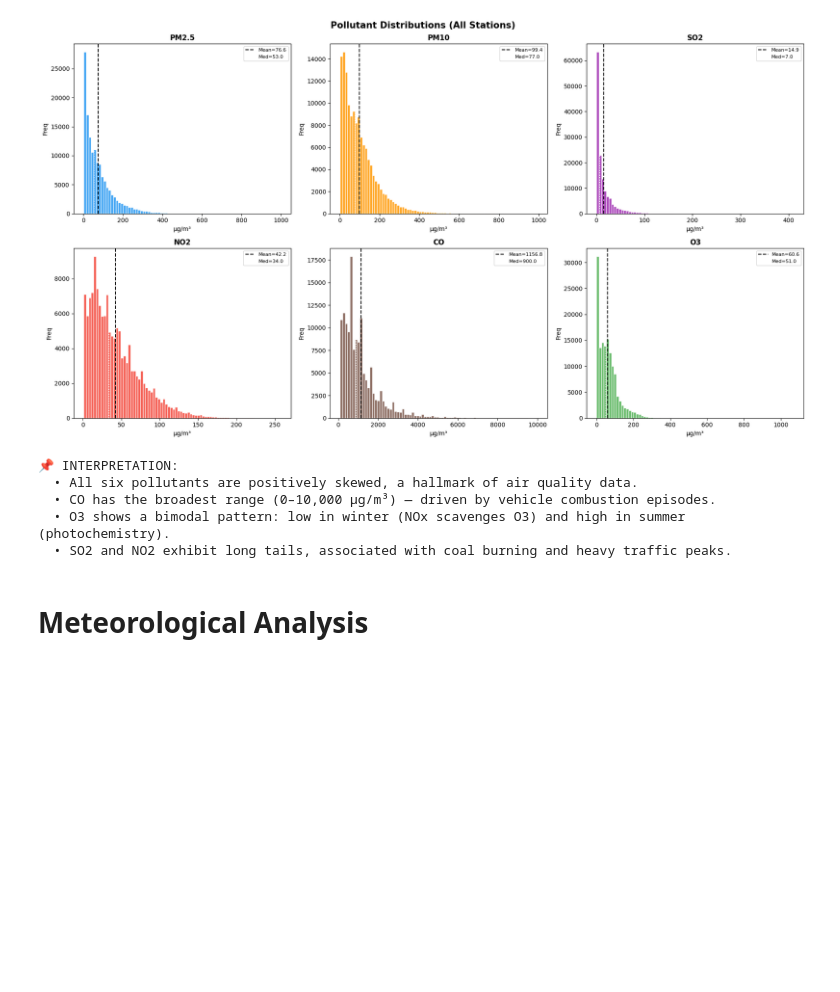
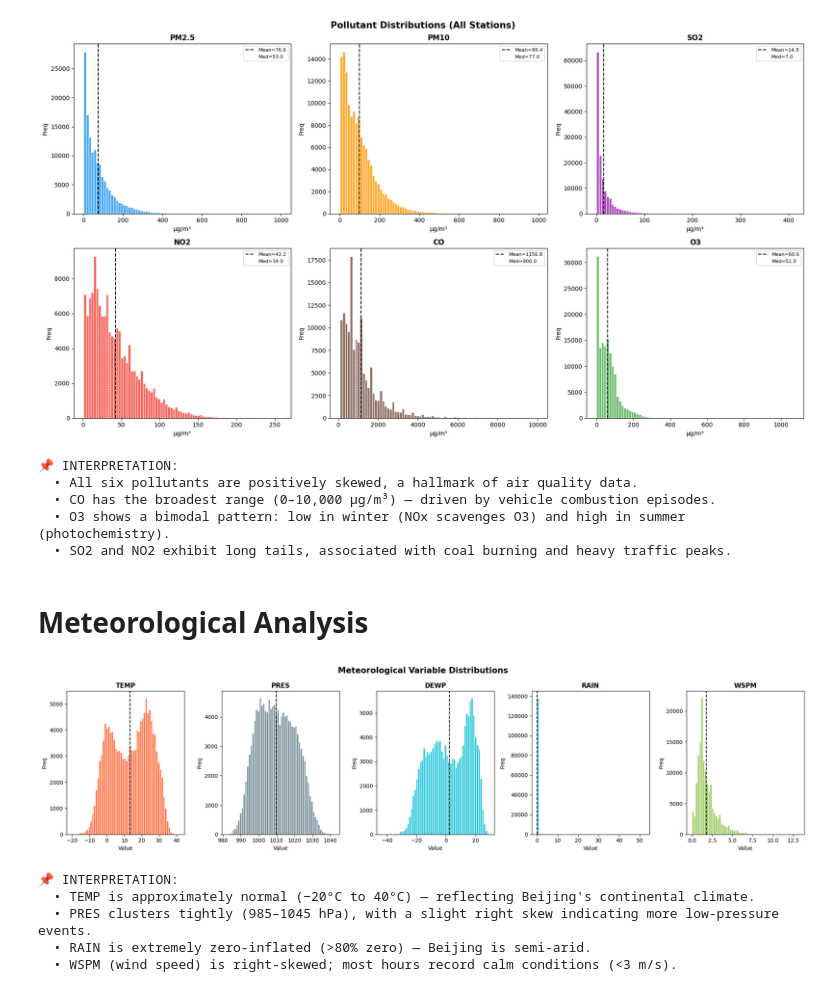
Before and after one commit to mairafaq08/assessment, a Jupyter notebook: Assesment_File.ipynb, the cells around one changed output. Cells and saved outputs as stored; diff of their text form; code cells hidden in the pictures; blank space fills up the shorter version.

```diff
--- a/Assesment_File.ipynb
+++ b/Assesment_File.ipynb
@@ -894,3 +896,34 @@ print("""
   • SO2 and NO2 exhibit long tails, associated with coal burning and heavy traffic peaks.
 # %% [markdown]
 # **Meteorological Analysis**
+# %%
+# ─── Meteorological Variables Distribution ────────────────────────
+MET_COLS = ["TEMP","PRES","DEWP","RAIN","WSPM"]
+MET_COLS = [c for c in MET_COLS if c in full_df.columns]
+met_colors = ["#FF5722","#607D8B","#00BCD4","#03A9F4","#8BC34A"]
+
+fig, axes = plt.subplots(1, 5, figsize=(20, 5))
+fig.suptitle("Meteorological Variable Distributions", fontsize=15, fontweight="bold")
+
+for ax, col, color in zip(axes.flat, MET_COLS, met_colors):
+    ax.hist(full_df[col].dropna(), bins=60, color=color, edgecolor="white", alpha=0.85)
+    ax.axvline(full_df[col].mean(), color="black", linestyle="--", linewidth=1.5)
+    ax.set_title(col, fontweight="bold"); ax.set_xlabel("Value"); ax.set_ylabel("Freq")
+
+plt.tight_layout()
+plt.savefig("fig_meteo_dist.png", dpi=150, bbox_inches="tight")
+plt.show()
+print("""
+📌 INTERPRETATION:
+  • TEMP is approximately normal (−20°C to 40°C) — reflecting Beijing's continental climate.
+  • PRES clusters tightly (985–1045 hPa), with a slight right skew indicating more low-pressure events.
+  • RAIN is extremely zero-inflated (>80% zero) — Beijing is semi-arid.
+  • WSPM (wind speed) is right-skewed; most hours record calm conditions (<3 m/s).
+""")
+# %% [output]
+[figure, added]
+📌 INTERPRETATION:
+  • TEMP is approximately normal (−20°C to 40°C) — reflecting Beijing's continental climate.
+  • PRES clusters tightly (985–1045 hPa), with a slight right skew indicating more low-pressure events.
+  • RAIN is extremely zero-inflated (>80% zero) — Beijing is semi-arid.
+  • WSPM (wind speed) is right-skewed; most hours record calm conditions (<3 m/s).
```
Also changed, not shown: parts of 13 cells of this notebook.
